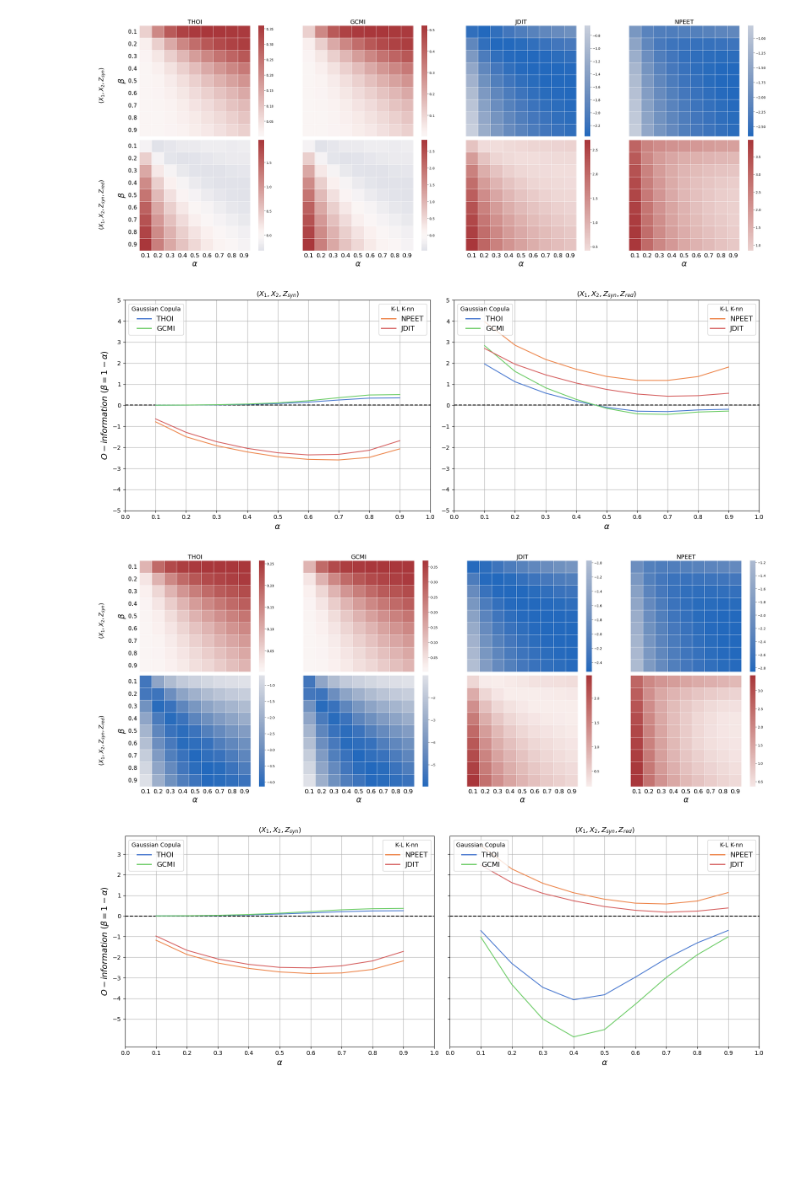
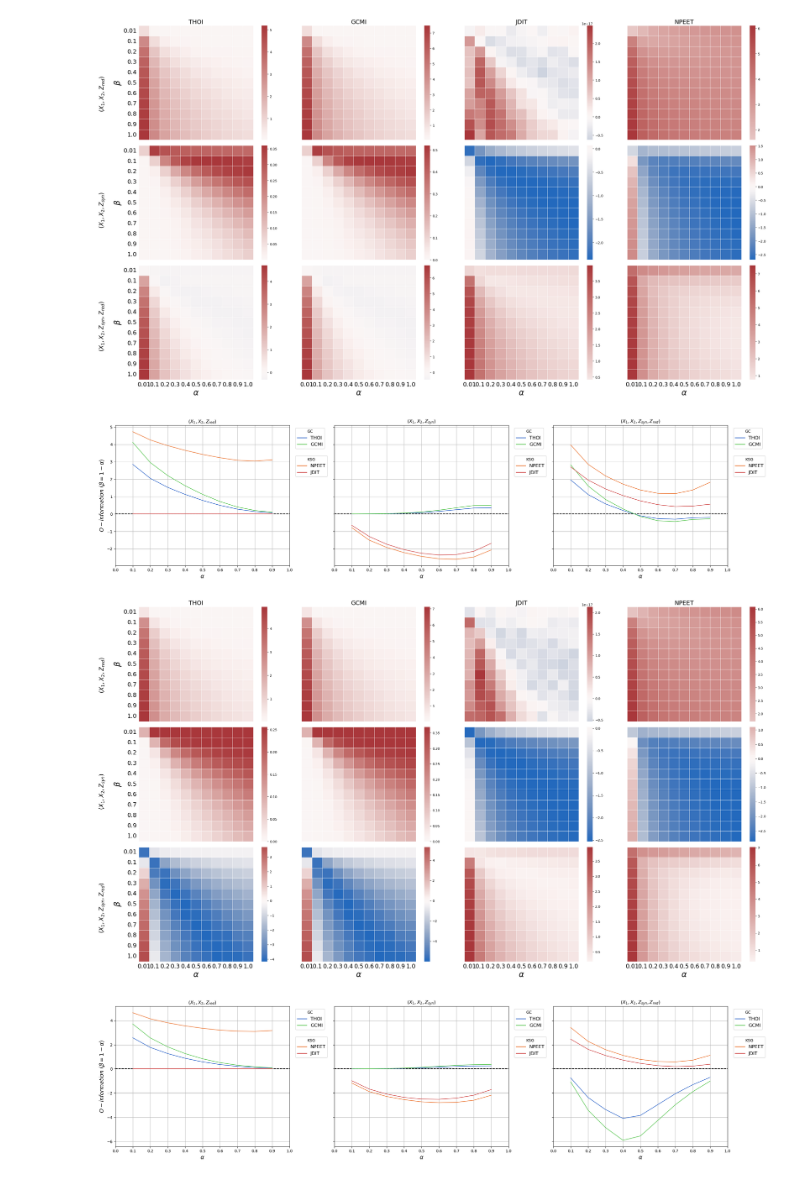
Before and after one commit to Laouen/Oinformation, a Jupyter notebook: analysis/o_information_qualitative.ipynb, the cells around one changed output. Saved outputs shown, nothing was run; the diff lists cells and outputs as text; code cells hidden in the pictures; blank space fills up the shorter version.

Commit message:
finished figures

```diff
--- a/analysis/o_information_qualitative.ipynb
+++ b/analysis/o_information_qualitative.ipynb
@@ -45,38 +45,26 @@ def plot_heatmap(df, dim1, dim2, ax, **kargs):
         **kargs
     )
 
-    '''
-    # Draw a black border around the cells that satisfy the condition 1 - dim2 == dim1
-    for i, row_index in enumerate(pivot_table.index):
-        for j, col_index in enumerate(pivot_table.columns):
-            if abs((1 - row_index) - col_index) < 0.001:
-                # Add a rectangle with a black border around the cell
-                rect = patches.Rectangle((j, i), 1, 1, fill=False, edgecolor='black', alpha=0.4, lw=2)
-                ax.add_patch(rect)
-    '''
 
-def plot_o_info_linear(df, system, ax=None):
+def plot_o_info_linear(df, system, axes=None, remove_beta=True):
 
     # keep for all values of alpha, only the value of beta == 1-alpha
-    df = df[abs((1 - df.alpha) - df.beta) < 0.001]
+    if remove_beta:
+        df = df[abs((1 - df.alpha) - df.beta) < 0.001]
 
-    n_nplets = len(df['n-plet'].unique())
-    fig, axes = plt.subplots(1, n_nplets, figsize=(n_nplets*8, 6), sharey=True)
+    if axes is None:
+        n_nplets = len(df['n-plet'].unique())
+        fig, axes = plt.subplots(1, n_nplets, figsize=(n_nplets*8, 6), sharey=True)
 
-    if n_nplets == 1:
-        axes = [axes] # for shape compatibility
+        if n_nplets == 1:
+            axes = [axes] # for shape compatibility
 
     for ax, (nplet, df_nplet) in zip(axes, df.groupby('n-plet')):
 
         ax = sns.lineplot(df_nplet, x='alpha', y='O-information', hue='method', hue_order=methods, palette=method_colors, ax=ax)
 
-        #ylim = max(*[abs(ylim) for ylim in ax.get_ylim()])
-        #ax.set_ylim(ymin=-5, ymax=5)
         ax.set_xlim(0,1)
-
-        #ax.set_yticks([-5, -4, -3, -2, -1, 0, 1, 2, 3, 4, 5])
         ax.set_xticks([0, 0.1, 0.2, 0.3, 0.4, 0.5, 0.6, 0.7, 0.8, 0.9, 1.0])
-
         ax.hlines(0, xmin=0.0, xmax=1.0, color='black', linestyles='--')
 
         ax.set_title(fr'{format_nplet_name(nplet)}')
@@ -91,7 +79,6 @@ def plot_o_info_linear(df, system, ax=None):
         ax.set_ylabel('')
 
     # Create custom legend handles
-
     legend_elements_gaussian = [
         Line2D([0], [0], color=method_colors['THOI'], lw=2, label='THOI'),
         Line2D([0], [0], color=method_colors['GCMI'], lw=2, label='GCMI')
@@ -102,13 +89,14 @@ def plot_o_info_linear(df, system, ax=None):
     ]
 
     for ax in axes:
-        l1 = ax.legend(handles=legend_elements_gaussian, title='Gaussian Copula', loc='upper left', fontsize=12)
+        l1 = ax.legend(handles=legend_elements_gaussian, title='GC', loc='upper left', fontsize=12, bbox_to_anchor=(1.02, 1.0))
         ax.add_artist(l1)
-        ax.legend(handles=legend_elements_kl, title='K-L K-nn', loc='upper right', fontsize=12)
+        ax.legend(handles=legend_elements_kl, title='KSG', loc='upper left', fontsize=12, bbox_to_anchor=(1.02, 0.80))
 
     plt.tight_layout()
     plt.savefig(f'./figures/o_info/system-{system}_lineplot.svg', format='svg')
     plt.show()
+
 
 def plot_o_info_heatmap(df, system):
 
@@ -156,29 +144,29 @@ def plot_o_info_heatmap(df, system):
 # %%
 df1 = pd.read_csv('../benchmarking/results/o_info/system-relu_pow-0.5_repeat-20_t-10000.tsv', sep='\t')
 df2 = pd.read_csv('../benchmarking/results/o_info/system-relu_pow-0.5_repeat-20_t-10000_JDIT.tsv', sep='\t')
 
 df = pd.concat([df1, df2])
 
-df = df[(df['beta'] >= 0.095) & (df['beta'] <= 0.905) & (df['alpha'] >= 0.095) & (df['alpha'] <= 0.905)]
+#df = df[(df['beta'] >= 0.095) & (df['beta'] <= 0.905) & (df['alpha'] >= 0.095) & (df['alpha'] <= 0.905)]
 
 plot_o_info_heatmap(df, 'relu_pow-0.5')
 plot_o_info_linear(df, 'relu_pow-0.5')
 # %% [output]
-[figure, old version]
+[figure, new version]
-[figure, old version]
+[figure, new version]
 # %%
 df1 = pd.read_csv('../benchmarking/results/o_info/system-relu_pow-1.0_repeat-20_t-10000.tsv', sep='\t')
 df2 = pd.read_csv('../benchmarking/results/o_info/system-relu_pow-1.0_repeat-20_t-10000_JDIT.tsv', sep='\t')
 
 df = pd.concat([df1, df2])
 
-df = df[(df['beta'] >= 0.095) & (df['beta'] <= 0.905) & (df['alpha'] >= 0.095) & (df['alpha'] <= 0.905)]
+#df = df[(df['beta'] >= 0.095) & (df['beta'] <= 0.905) & (df['alpha'] >= 0.095) & (df['alpha'] <= 0.905)]
 
 plot_o_info_heatmap(df, 'relu_pow-1.0|')
 plot_o_info_linear(df, 'relu_pow-1.0')
 # %% [output]
-[figure, old version]
+[figure, new version]
-[figure, old version]
+[figure, new version]
 # %%
 def ReLU(X, cutoff=0):
     return np.maximum(X,cutoff)
```
Also changed, not shown: parts of 4 cells of this notebook, 49 other files.
